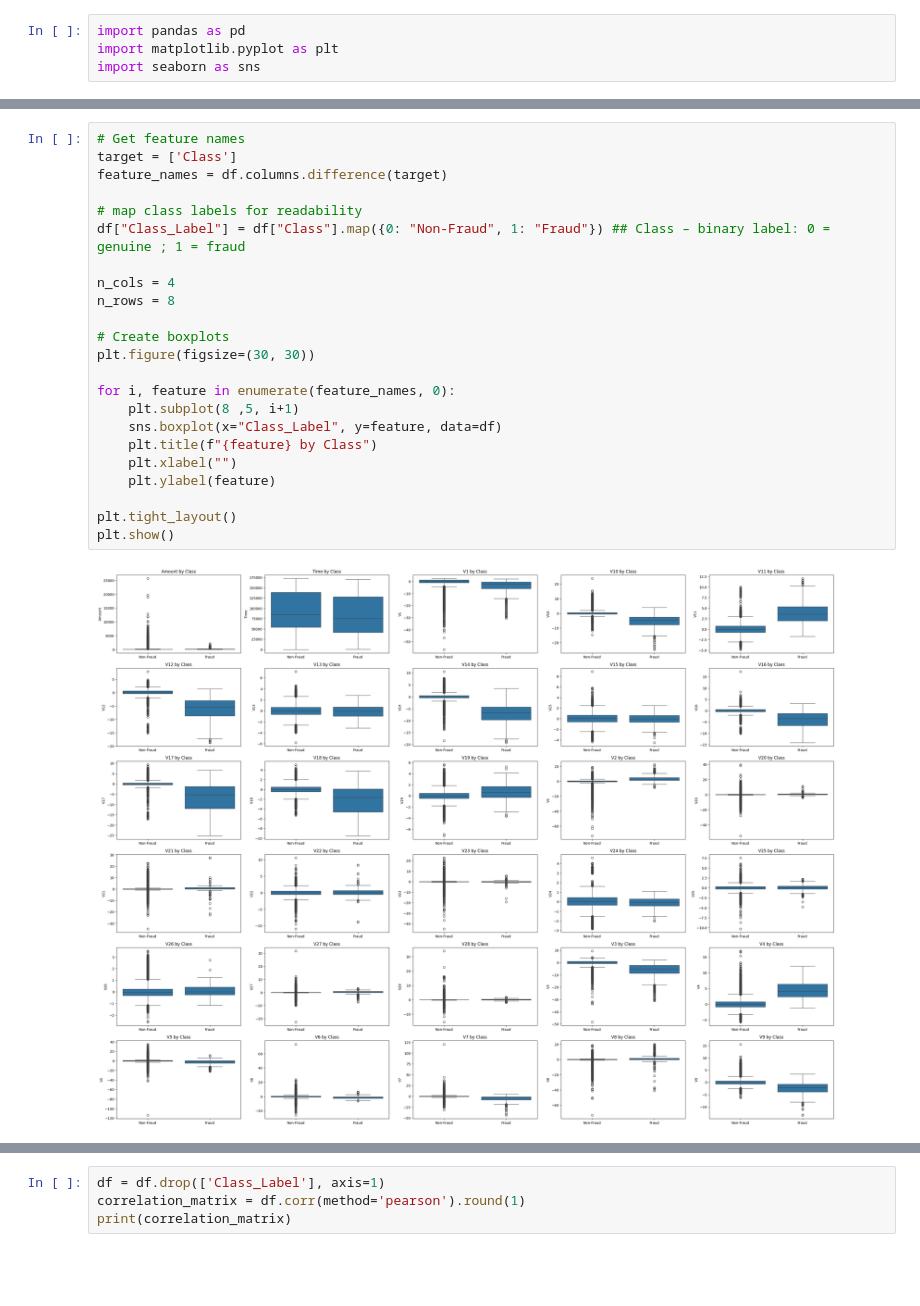
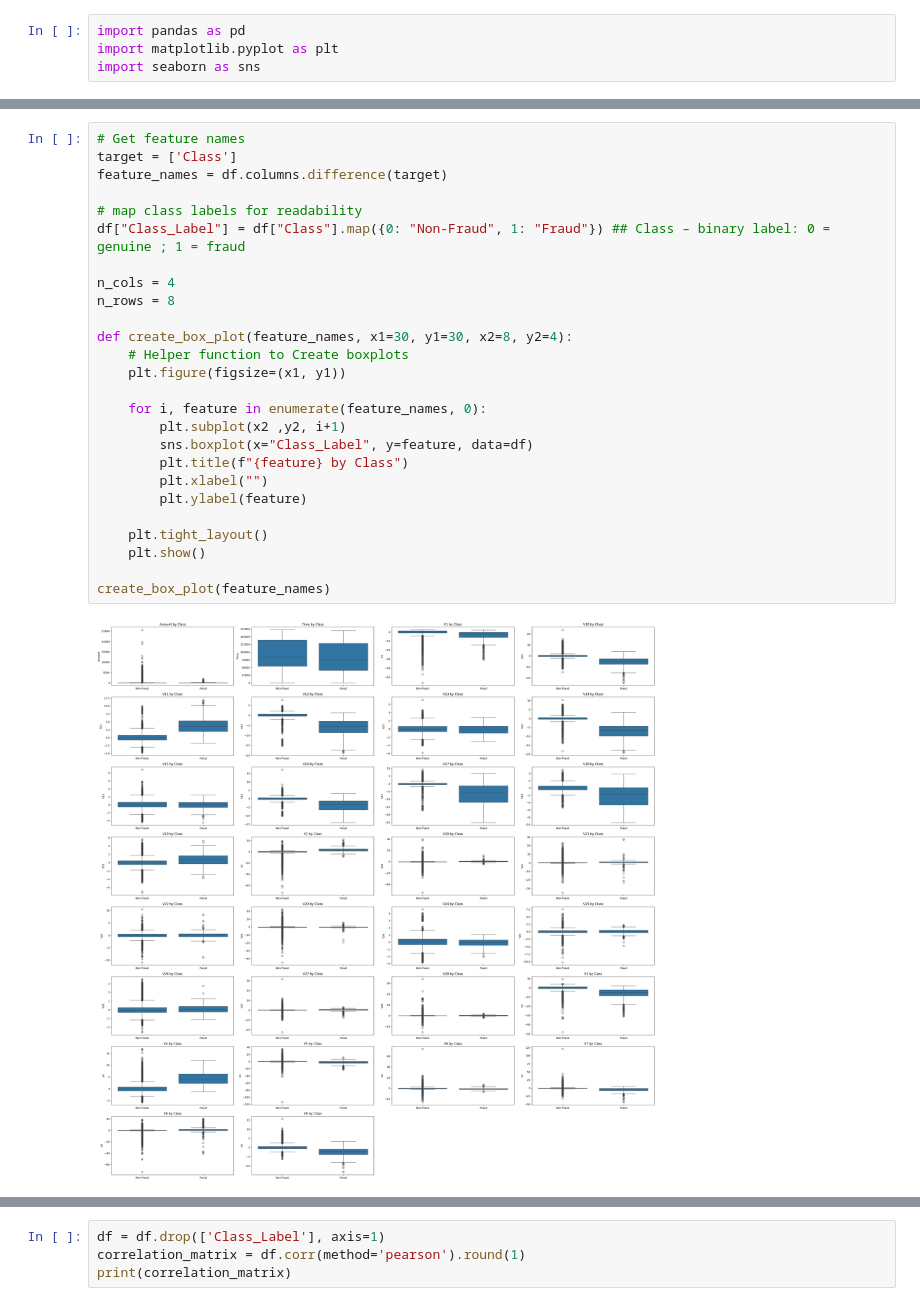
Before and after one commit to HaroonAzhar/DS-Finance1, a Jupyter notebook: CreditCardFraud-ML/src/01_exploratory_analysis.ipynb, the cells around one changed output, grey strips where cells are left out. Drawn from its saved outputs; the diff is of its cells as text; blank space fills up the shorter version.

```diff
--- a/CreditCardFraud-ML/src/01_exploratory_analysis.ipynb
+++ b/CreditCardFraud-ML/src/01_exploratory_analysis.ipynb
@@ -35,25 +35,28 @@ memory usage: 67.4 MB
 # %%
 # Get feature names
 target = ['Class']
 feature_names = df.columns.difference(target)
 
 # map class labels for readability
 df["Class_Label"] = df["Class"].map({0: "Non-Fraud", 1: "Fraud"}) ## Class – binary label: 0 = genuine ; 1 = fraud
 
 n_cols = 4
 n_rows = 8
 
-# Create boxplots
-plt.figure(figsize=(30, 30))
+def create_box_plot(feature_names, x1=30, y1=30, x2=8, y2=4):
+    # Helper function to Create boxplots
+    plt.figure(figsize=(x1, y1))
 
-for i, feature in enumerate(feature_names, 0):
-    plt.subplot(8 ,5, i+1)
-    sns.boxplot(x="Class_Label", y=feature, data=df)
-    plt.title(f"{feature} by Class")
-    plt.xlabel("")
-    plt.ylabel(feature)
+    for i, feature in enumerate(feature_names, 0):
+        plt.subplot(x2 ,y2, i+1)
+        sns.boxplot(x="Class_Label", y=feature, data=df)
+        plt.title(f"{feature} by Class")
+        plt.xlabel("")
+        plt.ylabel(feature)
 
-plt.tight_layout()
-plt.show()
+    plt.tight_layout()
+    plt.show()
+
+create_box_plot(feature_names)
 # %% [output]
-[figure, old version]
+[figure, new version]
```
Also changed, not shown: parts of 6 cells of this notebook.
